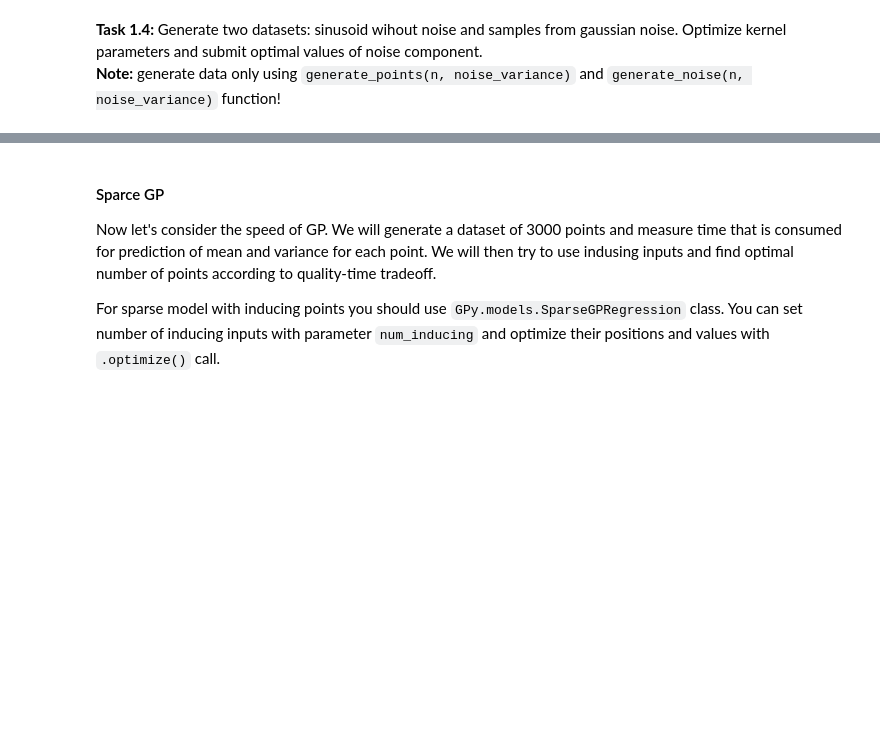
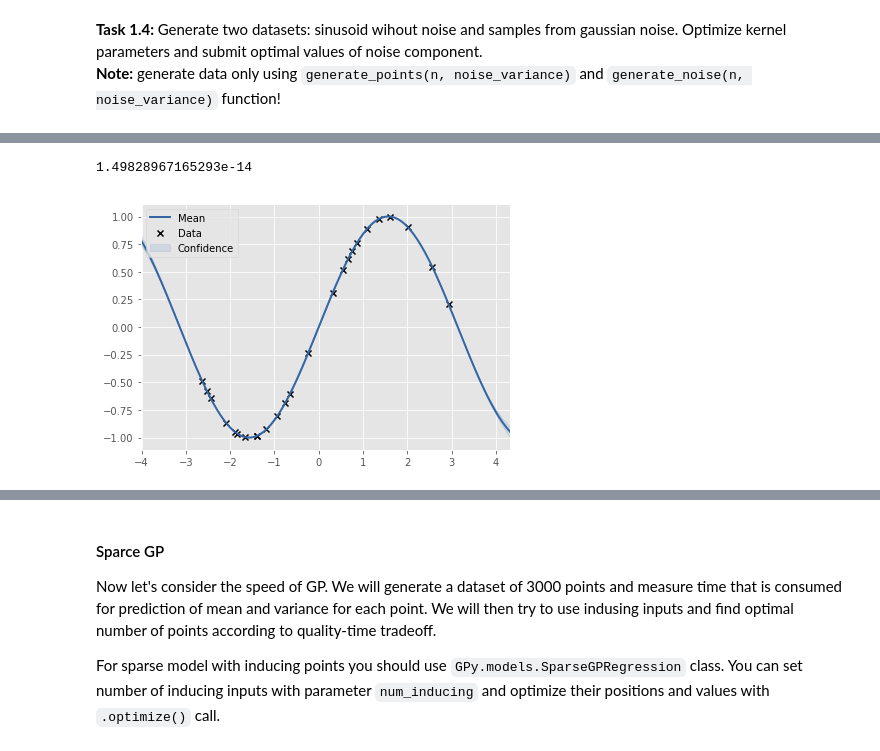
Before and after one commit to SJD1882/MOOC-Coursera-Advanced-Machine-Learning, a Jupyter notebook: 3 - Bayesian Methods for Machine Learning/6 - Gaussian Processes and Bayesian Optimization/Assignment 4 - Bayesian Optimization.ipynb, the cells around one changed output, grey strips where cells are left out. Saved outputs shown, nothing was run; the diff lists cells and outputs as text; code cells hidden in the pictures; blank space fills up the shorter version.

```diff
--- a/3 - Bayesian Methods for Machine Learning/6 - Gaussian Processes and Bayesian Optimization/Assignment 4 - Bayesian Optimization.ipynb
+++ b/3 - Bayesian Methods for Machine Learning/6 - Gaussian Processes and Bayesian Optimization/Assignment 4 - Bayesian Optimization.ipynb
@@ -109,2 +141,12 @@ X, y = generate_points(noise_variance=0)
+# %%
+X, y = generate_points(noise_variance=0)
+gp3 = GPy.models.GPRegression(X, y, kernel)
+gp3.optimize()
+gp3.plot();
+just_signal = gp3.Gaussian_noise[0]
+just_signal
+# %% [output]
+1.49828967165293e-14
+[figure, added]
 # %%
 grader.submit_GPy_4(noise, just_signal)
```
Also changed, not shown: parts of 45 cells of this notebook.
